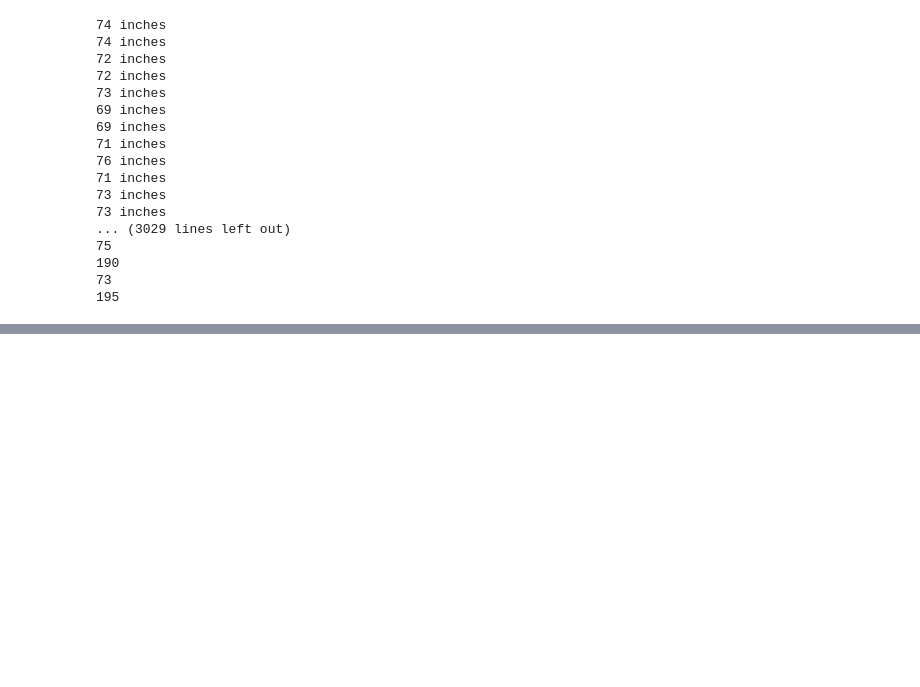
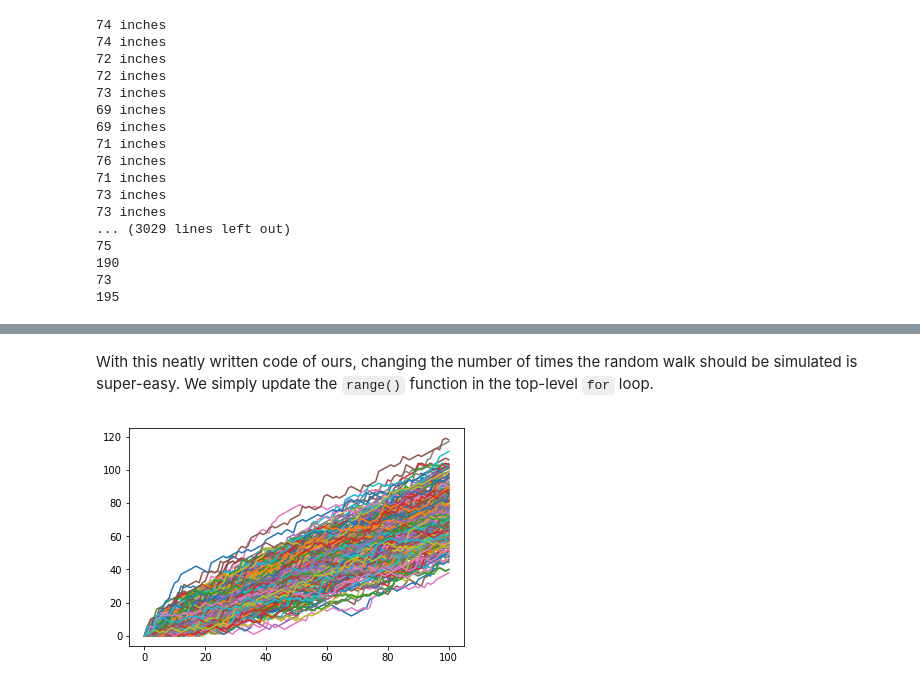
Before and after one commit to vilacham/DataCamp_Courses, a Jupyter notebook: Intermediate Python for Data Science.ipynb, the cells around one changed output, grey strips where cells are left out. Cells and saved outputs as stored; diff of their text form; code cells hidden in the pictures; blank space fills up the shorter version.

```diff
--- a/Intermediate Python for Data Science.ipynb
+++ b/Intermediate Python for Data Science.ipynb
@@ -1154,0 +1377,49 @@ for i in np.nditer(np_baseball) :
+# %% [markdown]
+With this neatly written code of ours, changing the number of times the random walk should be simulated is super-easy. We simply update the `range()` function in the top-level `for` loop.
+# %%
+# Import numpy and pyplot
+import numpy as np
+import matplotlib.pyplot as plt
+
+# Set the seed
+np.random.seed(123)
+
+# Create list of random_walks
+random_walks = []
+
+# Simulate 10 random walks
+for i in range(250):
+    # Initialize random walk
+    random_walk = [0]
+
+    # Create the for loop
+    for i in range(100):
+        # Set step as the last element in random_ralk list
+        step = random_walk[-1]
+
+        # Roll the dice
+        dice = np.random.randint(1, 7)
+
+        # Determine next step
+        if dice <= 2:
+            step = max(0, step - 1) # We use max to make sure step is always above 0
+        elif dice <= 5:
+            step += 1
+        else:
+            step += np.random.randint(1, 7)
+
+        # Updata random_walk list
+        random_walk.append(step)
+
+    # Update random_walks list
+    random_walks.append(random_walk)
+
+# Convert random_walks to a numpy array and transpose it
+np_random_walks = np.array(random_walks)
+np_random_walks_transposed = np.transpose(np_random_walks)
+
+# Plot and show random_walks
+plt.plot(np_random_walks_transposed)
+plt.show()
+# %% [output]
+[figure, added]
```
Also changed, not shown: parts of 26 cells of this notebook.
